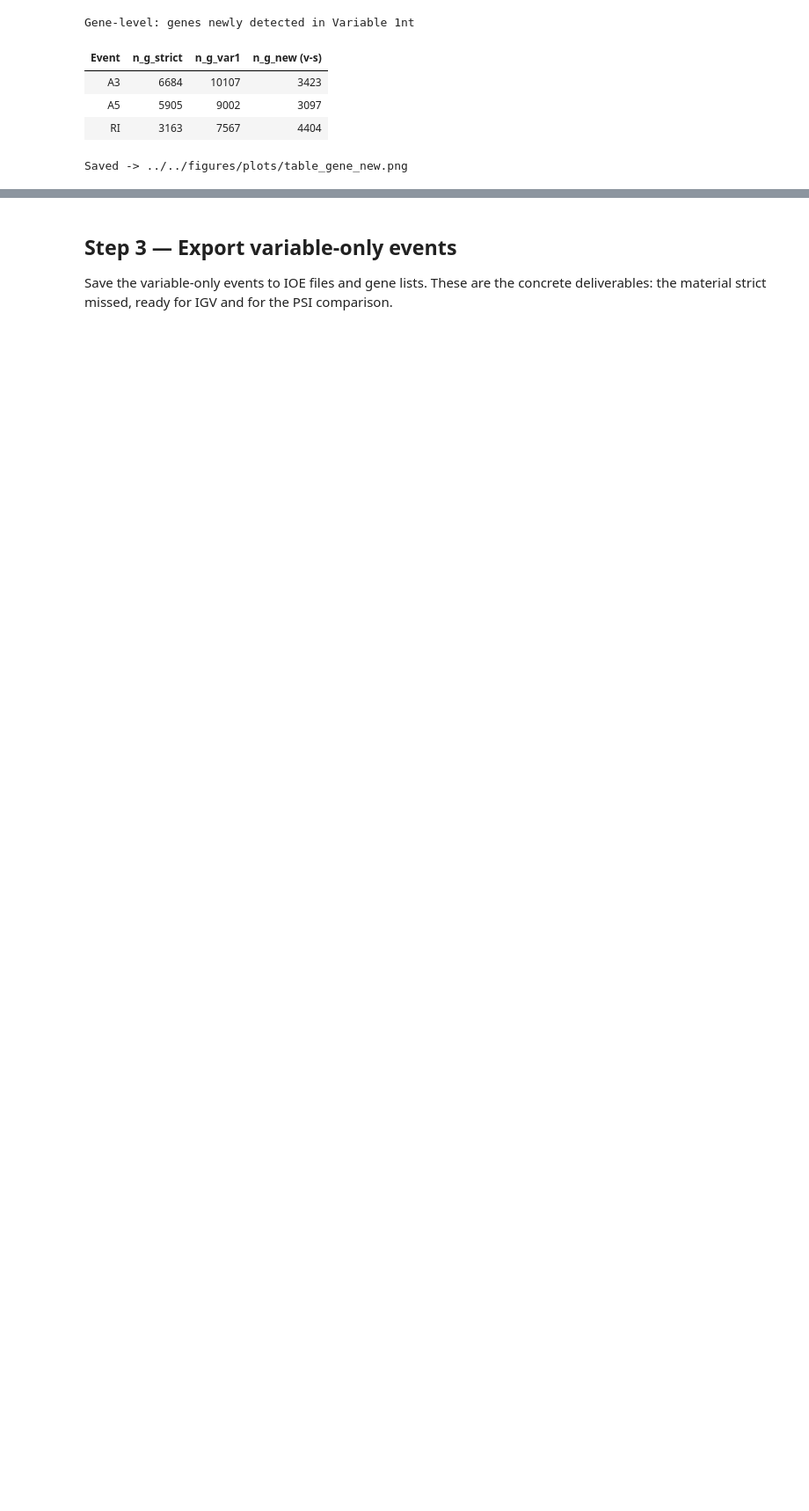
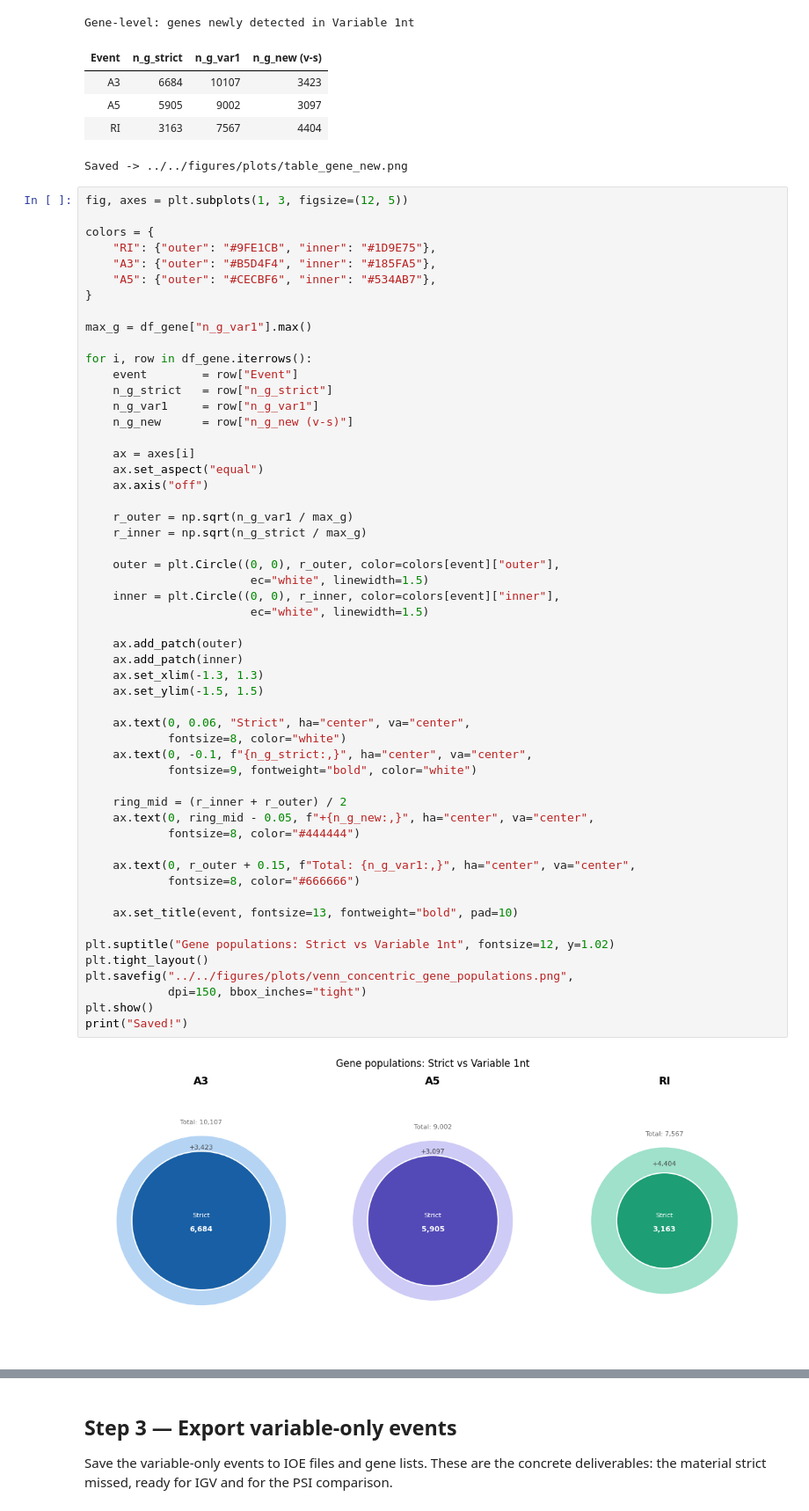
Before and after one commit to griceyrt/Internship, a Jupyter notebook: analysis/notebooks/01_filter_events.ipynb, the cells around one changed output, grey strips where cells are left out. Shown at 88% size. Cells and saved outputs as stored; diff of their text form; blank space fills up the shorter version.

```diff
--- a/analysis/notebooks/01_filter_events.ipynb
+++ b/analysis/notebooks/01_filter_events.ipynb
@@ -518,3 +518,59 @@ Gene-level: genes newly detected in Variable 1nt
 | A5 | 5905 | 9002 | 3097 |
 | RI | 3163 | 7567 | 4404 |
 Saved -> ../../figures/plots/table_gene_new.png
+# %%
+fig, axes = plt.subplots(1, 3, figsize=(12, 5))
+
+colors = {
+    "RI": {"outer": "#9FE1CB", "inner": "#1D9E75"},
+    "A3": {"outer": "#B5D4F4", "inner": "#185FA5"},
+    "A5": {"outer": "#CECBF6", "inner": "#534AB7"},
+}
+
+max_g = df_gene["n_g_var1"].max()
+
+for i, row in df_gene.iterrows():
+    event        = row["Event"]
+    n_g_strict   = row["n_g_strict"]
+    n_g_var1     = row["n_g_var1"]
+    n_g_new      = row["n_g_new (v-s)"]
+
+    ax = axes[i]
+    ax.set_aspect("equal")
+    ax.axis("off")
+
+    r_outer = np.sqrt(n_g_var1 / max_g)
+    r_inner = np.sqrt(n_g_strict / max_g)
+
+    outer = plt.Circle((0, 0), r_outer, color=colors[event]["outer"],
+                        ec="white", linewidth=1.5)
+    inner = plt.Circle((0, 0), r_inner, color=colors[event]["inner"],
+                        ec="white", linewidth=1.5)
+
+    ax.add_patch(outer)
+    ax.add_patch(inner)
+    ax.set_xlim(-1.3, 1.3)
+    ax.set_ylim(-1.5, 1.5)
+
+    ax.text(0, 0.06, "Strict", ha="center", va="center",
+            fontsize=8, color="white")
+    ax.text(0, -0.1, f"{n_g_strict:,}", ha="center", va="center",
+            fontsize=9, fontweight="bold", color="white")
+
+    ring_mid = (r_inner + r_outer) / 2
+    ax.text(0, ring_mid - 0.05, f"+{n_g_new:,}", ha="center", va="center",
+            fontsize=8, color="#444444")
+
+    ax.text(0, r_outer + 0.15, f"Total: {n_g_var1:,}", ha="center", va="center",
+            fontsize=8, color="#666666")
+
+    ax.set_title(event, fontsize=13, fontweight="bold", pad=10)
+
+plt.suptitle("Gene populations: Strict vs Variable 1nt", fontsize=12, y=1.02)
+plt.tight_layout()
+plt.savefig("../../figures/plots/venn_concentric_gene_populations.png",
+            dpi=150, bbox_inches="tight")
+plt.show()
+print("Saved!")
+# %% [output]
+[figure, added]
```
Also changed, not shown: parts of 1 cell of this notebook, 8 other files.
